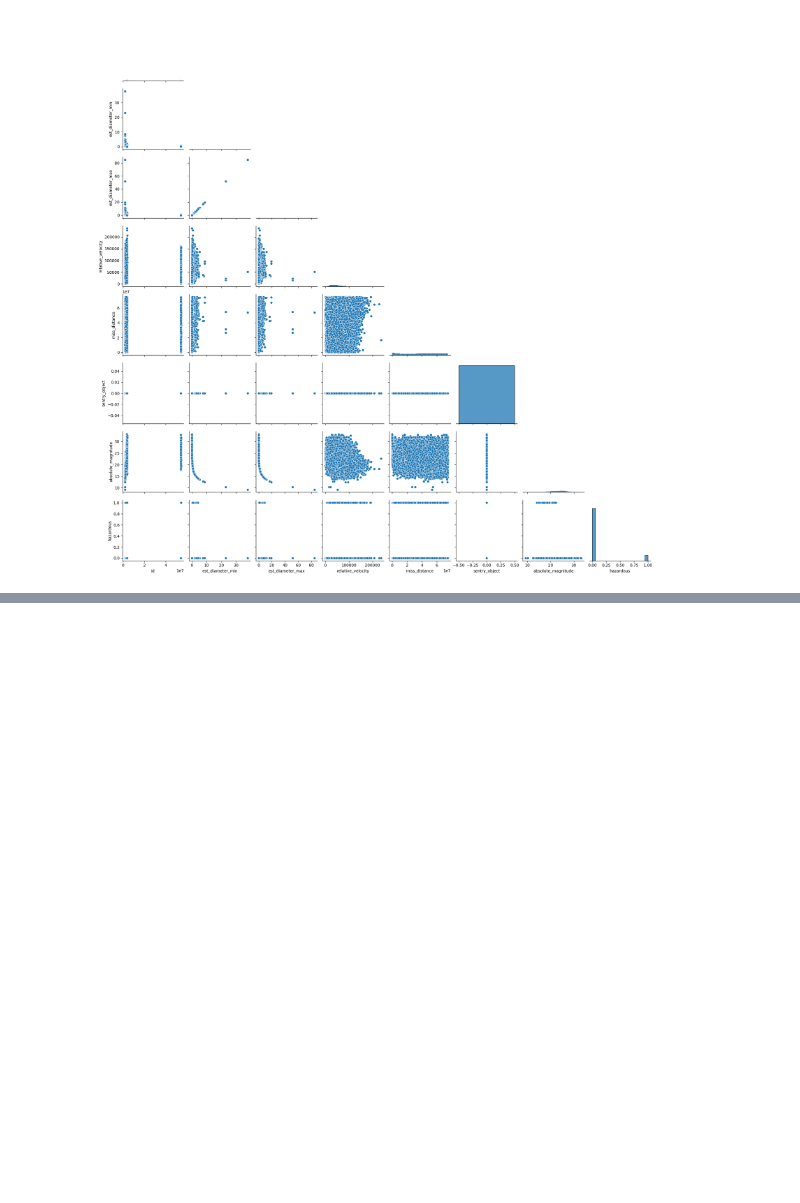
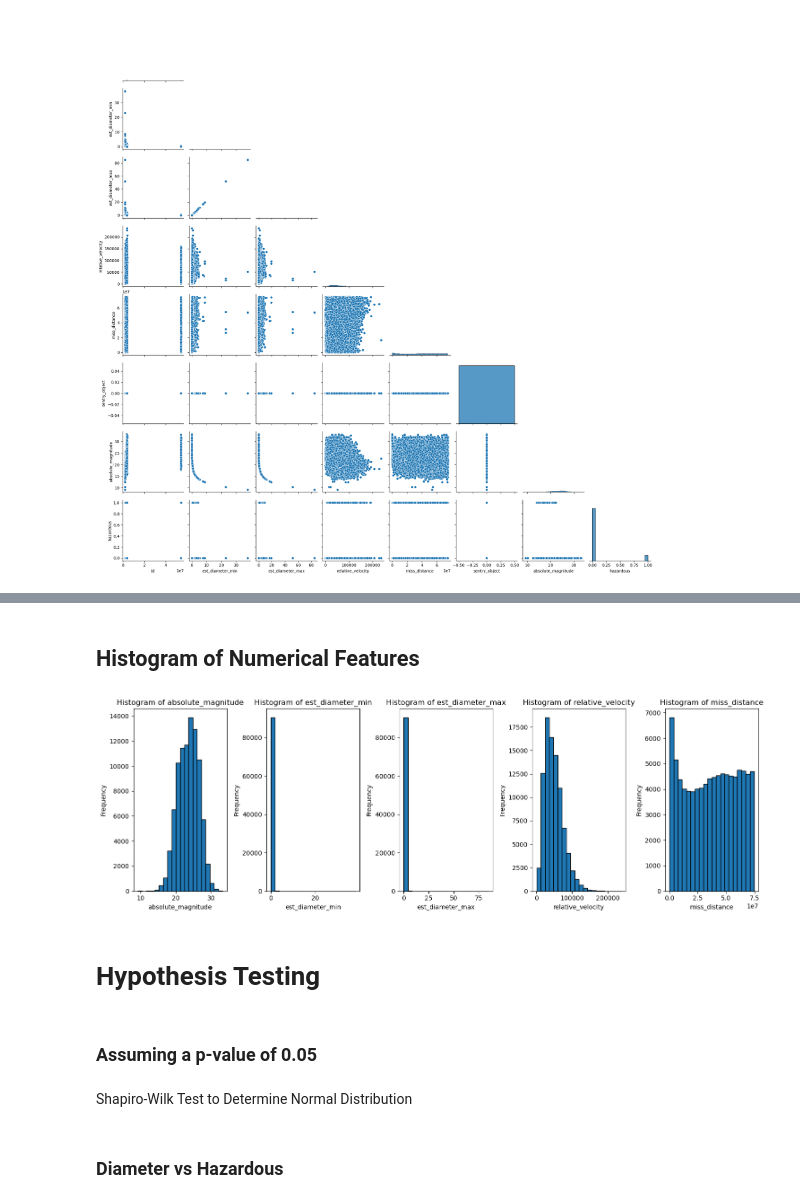
Before and after one commit to bobebend/Near_Earth_Objects, a Jupyter notebook: notebooks/neo.ipynb, the cells around one changed output, grey strips where cells are left out. Cells and saved outputs as stored; diff of their text form; code cells hidden in the pictures; blank space fills up the shorter version.

```diff
--- a/notebooks/neo.ipynb
+++ b/notebooks/neo.ipynb
@@ -206,0 +247,26 @@ sns.pairplot(data=neo, corner=True)
+# %% [markdown]
+## Histogram of Numerical Features
+# %%
+numerical_features = ['absolute_magnitude', 'est_diameter_min', 'est_diameter_max', 'relative_velocity', 'miss_distance']
+
+# Create side-by-side histograms using subplots
+fig, axes = plt.subplots(nrows=1, ncols=len(numerical_features), figsize=(15, 5))
+
+for i, feature in enumerate(numerical_features):
+    axes[i].hist(neo[feature], bins=20, edgecolor='black')
+    axes[i].set_title(f'Histogram of {feature}')
+    axes[i].set_xlabel(feature)
+    axes[i].set_ylabel('Frequency')
+
+plt.tight_layout()
+plt.show()
+# %% [output]
+[figure, added]
+# %% [markdown]
+# Hypothesis Testing
+# %% [markdown]
+### Assuming a p-value of 0.05
+# %% [markdown]
+Shapiro-Wilk Test to Determine Normal Distribution
+# %% [markdown]
+### Diameter vs Hazardous
```
Also changed, not shown: parts of 25 cells of this notebook, 3 other files.
